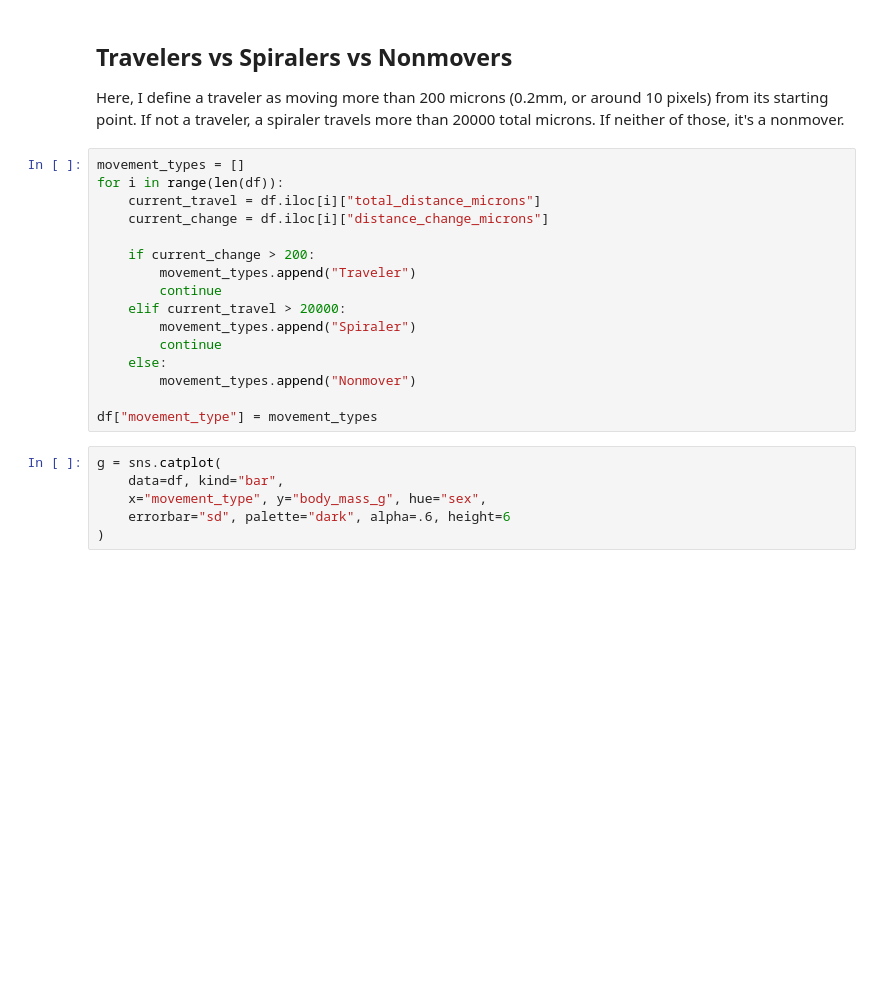
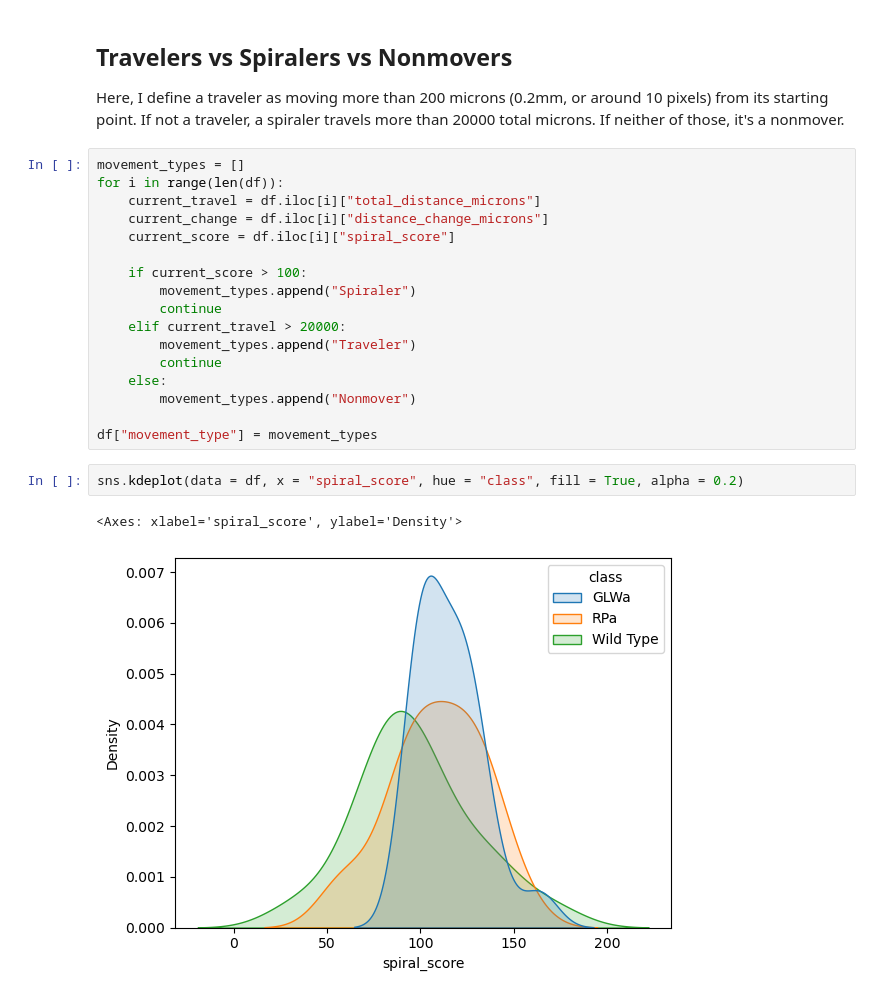
Before and after one commit to jonazhu/nematostellatracking, a Jupyter notebook: experiments/behavior_analysis/combine_plotting.ipynb, the cells around one changed output. Drawn from its saved outputs; the diff is of its cells as text; blank space fills up the shorter version.

Commit message:
more combine plotting and pipeline fixes

```diff
--- a/experiments/behavior_analysis/combine_plotting.ipynb
+++ b/experiments/behavior_analysis/combine_plotting.ipynb
@@ -104,20 +104,20 @@ movement_types = []
 for i in range(len(df)):
     current_travel = df.iloc[i]["total_distance_microns"]
     current_change = df.iloc[i]["distance_change_microns"]
+    current_score = df.iloc[i]["spiral_score"]
 
-    if current_change > 200:
-        movement_types.append("Traveler")
+    if current_score > 100:
+        movement_types.append("Spiraler")
         continue
     elif current_travel > 20000:
-        movement_types.append("Spiraler")
+        movement_types.append("Traveler")
         continue
     else:
         movement_types.append("Nonmover")
 
 df["movement_type"] = movement_types
-# %%
-g = sns.catplot(
-    data=df, kind="bar",
-    x="movement_type", y="body_mass_g", hue="sex",
-    errorbar="sd", palette="dark", alpha=.6, height=6
-)
+# %%
+sns.kdeplot(data = df, x = "spiral_score", hue = "class", fill = True, alpha = 0.2)
+# %% [output]
+<Axes: xlabel='spiral_score', ylabel='Density'>
+[figure, added]
```
Also changed, not shown: parts of 5 cells of this notebook, 8 other files.
